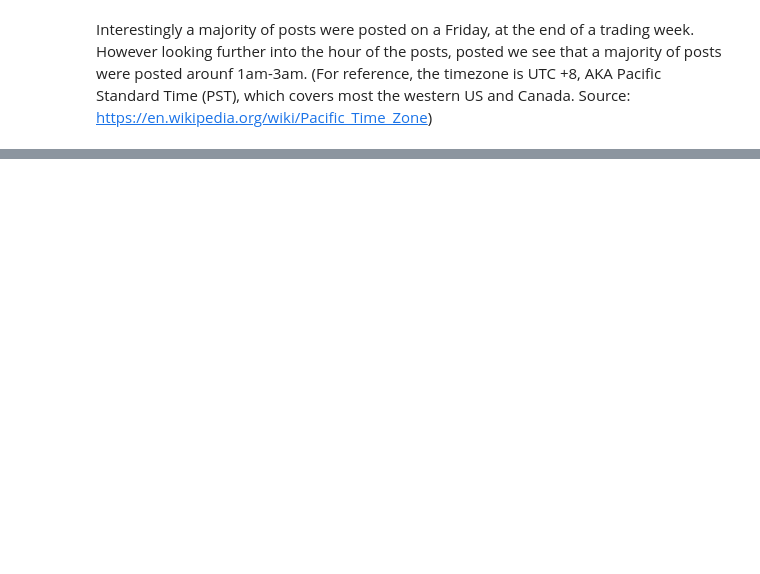
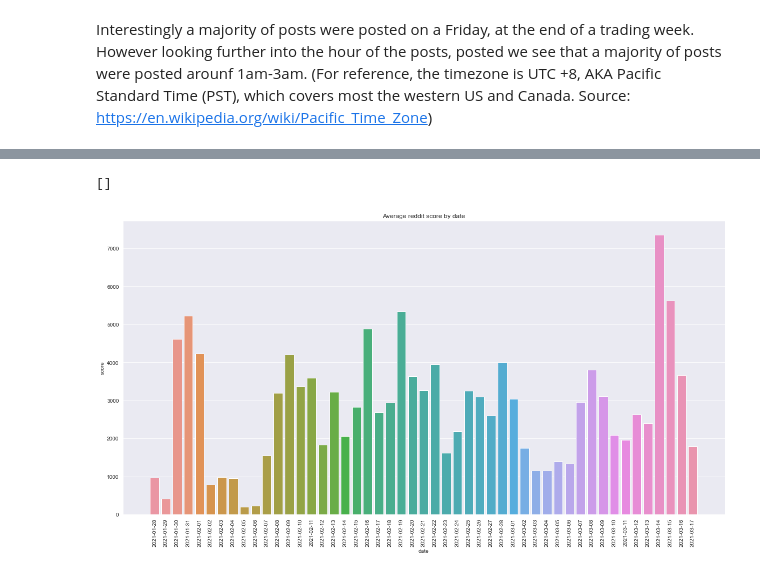
Before and after one commit to JoshyB14/Wall-Street-Bets-Reddit, a Jupyter notebook: WSB_post_analysis.ipynb, the cells around one changed output, grey strips where cells are left out. Cells and saved outputs as stored; diff of their text form; code cells hidden in the pictures; blank space fills up the shorter version.

Commit message:
date/score/comments analysis

```diff
--- a/WSB_post_analysis.ipynb
+++ b/WSB_post_analysis.ipynb
@@ -203,0 +194,8 @@ plt.show()
+# %%
+# Add 'posts' column to sum over posts by date
+wsb['post_count'] = 1
+by_date = wsb.groupby('date').aggregate({'score': 'mean', 'comms_num': 'mean', 'post_count': 'sum'}).reset_index()
+# Change date to string for plotting purposes
+by_date['date'] = by_date['date'].astype('string')
+# Sanity check
+by_date.head()
@@ -203,0 +209,9 @@ plt.show()
+# %%
+plt.figure(figsize=(20,10))
+sns.barplot(x='date', y='score', data=by_date)
+plt.xticks(rotation=90)
+plt.title('Average reddit score by date')
+plt.plot()
+# %% [output]
+[]
+[figure, added]
```
Also changed, not shown: parts of 22 cells of this notebook, 2 other files.
